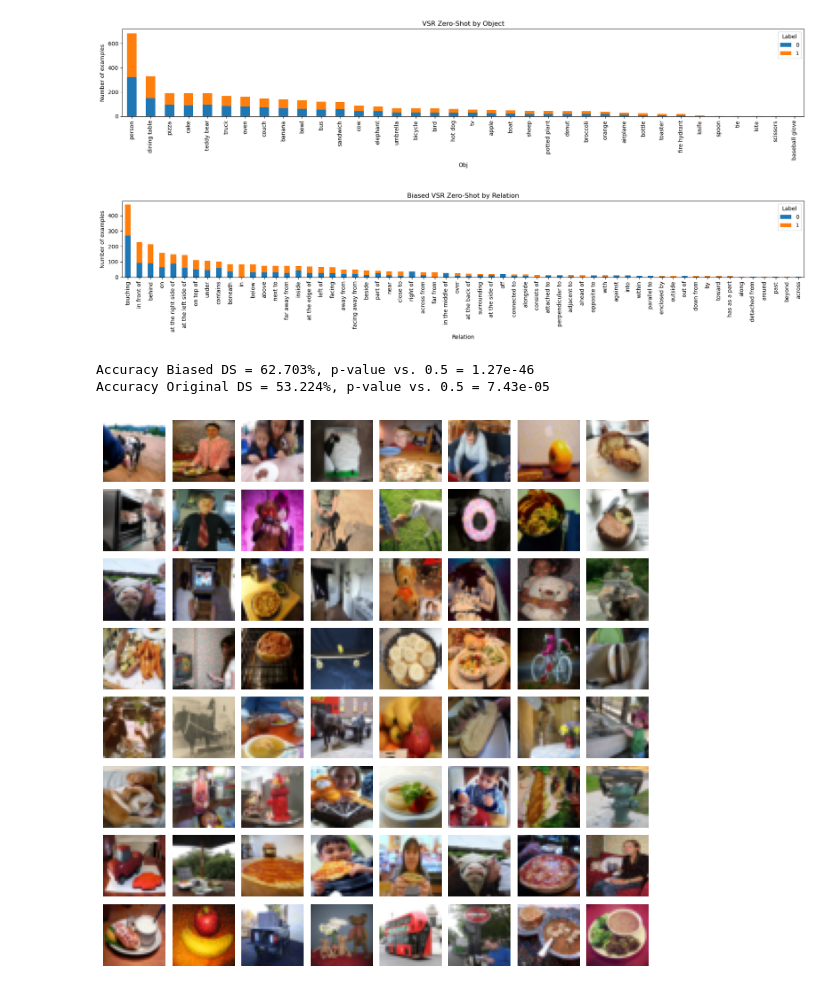
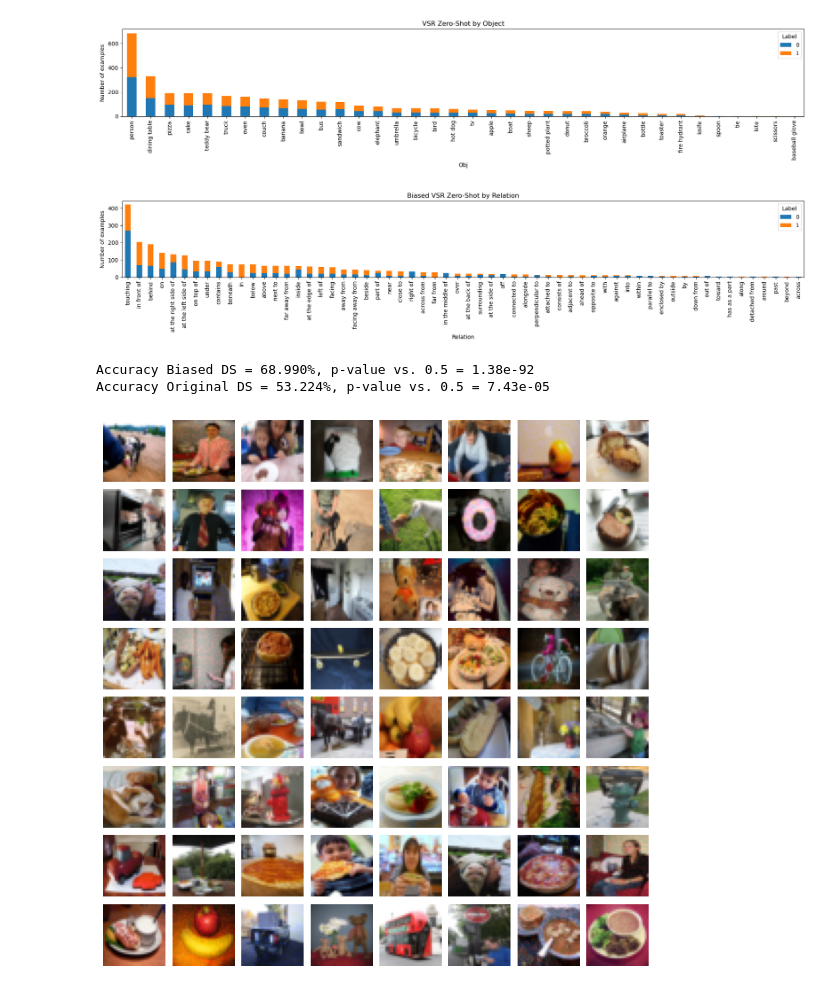
Before and after one commit to Jakhongir0103/VLM-R1, a Jupyter notebook: notebooks/Bias Project/VSR Bias/Bias Testing.ipynb, the cells around one changed output. Saved outputs shown, nothing was run; the diff lists cells and outputs as text; code cells hidden in the pictures.

```diff
--- a/notebooks/Bias Project/VSR Bias/Bias Testing.ipynb
+++ b/notebooks/Bias Project/VSR Bias/Bias Testing.ipynb
@@ -99,17 +99,17 @@ plot_stacked_bar(df, 'obj',      title="VSR Zero-Shot by Object")
 [figure]
 # %%
 # Under-sample to bias certain relations
-df_biased = undersample_by_relation(df, keep_ratio=0.8)
+df_biased = undersample_by_relation(df, keep_ratio=0.6)
 plot_stacked_bar(df_biased, 'relation', title="Biased VSR Zero-Shot by Relation")
 # %% [output]
-[figure, old version]
+[figure, new version]
 # %%
 # Statistical test of bias
 for name, dataset in [("Biased DS", df_biased), ("Original DS", df)]:
     N, k, pval = test_bias_significance(dataset)
     print(f"Accuracy {name} = {k/N:.3%}, p-value vs. 0.5 = {pval:.3g}")
 # %% [output]
-Accuracy Biased DS = 62.703%, p-value vs. 0.5 = 1.27e-46
+Accuracy Biased DS = 68.990%, p-value vs. 0.5 = 1.38e-92
 Accuracy Original DS = 53.224%, p-value vs. 0.5 = 7.43e-05
 # %%
 # Add Vision Bias: dataset loader
```
Also changed, not shown: 2 other files.
